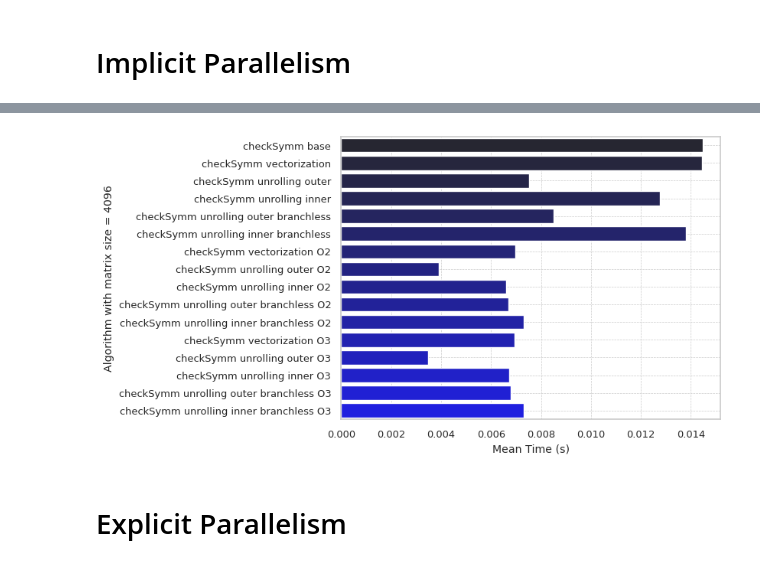
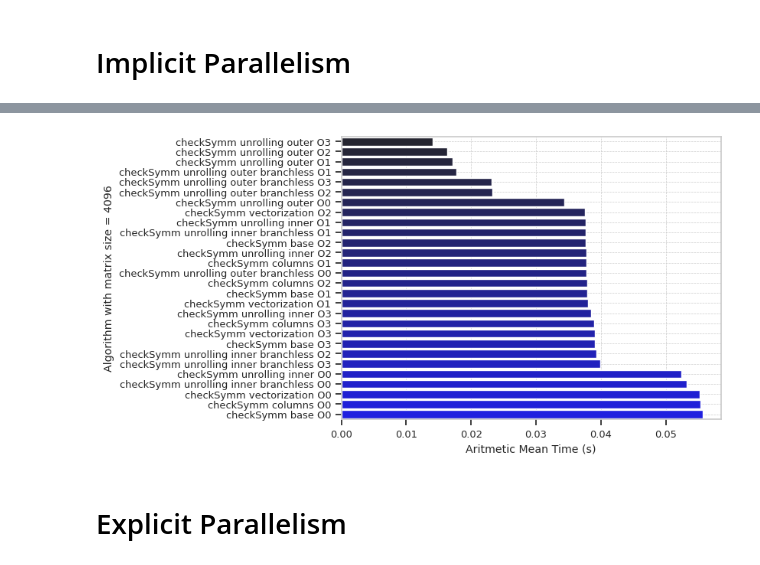
Before and after one commit to San7o/parallel-computing-cpp, a Jupyter notebook: benchmarks/plotting/notebooks/checkSymm.ipynb, the cells around one changed output, grey strips where cells are left out. Saved outputs shown, nothing was run; the diff lists cells and outputs as text; code cells hidden in the pictures.

```diff
--- a/benchmarks/plotting/notebooks/checkSymm.ipynb
+++ b/benchmarks/plotting/notebooks/checkSymm.ipynb
@@ -26,0 +35,5 @@ checkSymm_base = raw_data.loc[raw_data.name == 'checkSymm base'].copy()
+# %%
+checkSymm_base_o0 = raw_data_o0.loc[raw_data_o0.name.isin(['checkSymm base','checkSymm columns'])].copy()
+checkSymm_base_o1 = raw_data_o1.loc[raw_data_o1.name.isin(['checkSymm base', 'checkSymm columns'])].copy()
+checkSymm_base_o2 = raw_data_o2.loc[raw_data_o2.name.isin(['checkSymm base', 'checkSymm columns'])].copy()
+checkSymm_base_o3 = raw_data_o3.loc[raw_data_o3.name.isin(['checkSymm base', 'checkSymm columns'])].copy()
@@ -27,7 +178,10 @@ checkSymm_base = raw_data.loc[raw_data.name == 'checkSymm base'].copy()
 # %% [markdown]
 # Implicit Parallelism
 # %%
-checkSymm_implicit = raw_data.loc[raw_data.name.isin(['checkSymm vectorization', 'checkSymm unrolling outer',  \
+checkSymm_implicit_o0 = raw_data_o0.loc[raw_data_o0.name.isin(['checkSymm vectorization', 'checkSymm unrolling outer',  \
+                                                      'checkSymm unrolling inner', 'checkSymm unrolling outer branchless', \
+                                                      'checkSymm unrolling inner branchless'])].copy()
+checkSymm_implicit_o1 = raw_data_o1.loc[raw_data_o1.name.isin(['checkSymm vectorization', 'checkSymm unrolling outer',  \
                                                       'checkSymm unrolling inner', 'checkSymm unrolling outer branchless', \
                                                       'checkSymm unrolling inner branchless'])].copy()
 checkSymm_implicit_o2 = raw_data_o2.loc[raw_data_o2.name.isin(['checkSymm vectorization', 'checkSymm unrolling outer',  \
@@ -102,20 +259,34 @@ plt.show()
 # %%
-cs_o2 = checkSymm_implicit_o2.copy()
-cs_o2['name'] = cs_o2.apply(lambda row: row['name'] + ' O2', axis=1)
+cs_base_o0 = checkSymm_base_o0.copy()
+cs_base_o0['name'] = cs_base_o0.apply(lambda row: row['name'] + ' O0', axis=1)
+cs_base_o1 = checkSymm_base_o1.copy()
+cs_base_o1['name'] = cs_base_o1.apply(lambda row: row['name'] + ' O1', axis=1)
+cs_base_o2 = checkSymm_base_o2.copy()
+cs_base_o2['name'] = cs_base_o2.apply(lambda row: row['name'] + ' O2', axis=1)
+cs_base_o3 = checkSymm_base_o3.copy()
+cs_base_o3['name'] = cs_base_o3.apply(lambda row: row['name'] + ' O3', axis=1)
 
-cs_o3 = checkSymm_implicit_o3.copy()
-cs_o3['name'] = cs_o3.apply(lambda row: row['name'] + ' O3', axis=1)
+cs_imp_o0 = checkSymm_implicit_o0.copy()
+cs_imp_o0['name'] = cs_imp_o0.apply(lambda row: row['name'] + ' O0', axis=1)
+cs_imp_o1 = checkSymm_implicit_o1.copy()
+cs_imp_o1['name'] = cs_imp_o1.apply(lambda row: row['name'] + ' O1', axis=1)
+cs_imp_o2 = checkSymm_implicit_o2.copy()
+cs_imp_o2['name'] = cs_imp_o2.apply(lambda row: row['name'] + ' O2', axis=1)
+cs_imp_o3 = checkSymm_implicit_o3.copy()
+cs_imp_o3['name'] = cs_imp_o3.apply(lambda row: row['name'] + ' O3', axis=1)
 
-checkSymm_implicit_all = pd.concat([checkSymm_base, checkSymm_implicit, cs_o2, cs_o3])
-checkSymm_implicit_cut = checkSymm_implicit_all.loc[checkSymm_implicit_all.space == 16777216]
+cs_all = pd.concat([cs_base_o0, cs_base_o1, cs_base_o2, cs_base_o3,
+                                    cs_imp_o0, cs_imp_o1, cs_imp_o2, cs_imp_o3])
+cs_cut = cs_all.loc[cs_all.space == 4096]
+cs_cut = cs_cut.sort_values(by=['mean'])
 
-sns.barplot(x="mean", y="name", data=checkSymm_implicit_cut, errorbar=None,
+sns.barplot(x="mean", y="name", data=cs_cut, errorbar=None,
             hue='name', orient='h', palette='dark:b')
 plt.ylabel('Algorithm with matrix size = 4096')
-plt.xlabel('Mean Time (s)')
+plt.xlabel('Aritmetic Mean Time (s)')
 plt.grid(which='major', linestyle='--', linewidth=0.5)
 # %% [output]
-[figure, old version]
+[figure, new version]
 # %% [markdown]
 # Explicit Parallelism
 # %%
```
Also changed, not shown: parts of 12 cells of this notebook, 9 other files.
